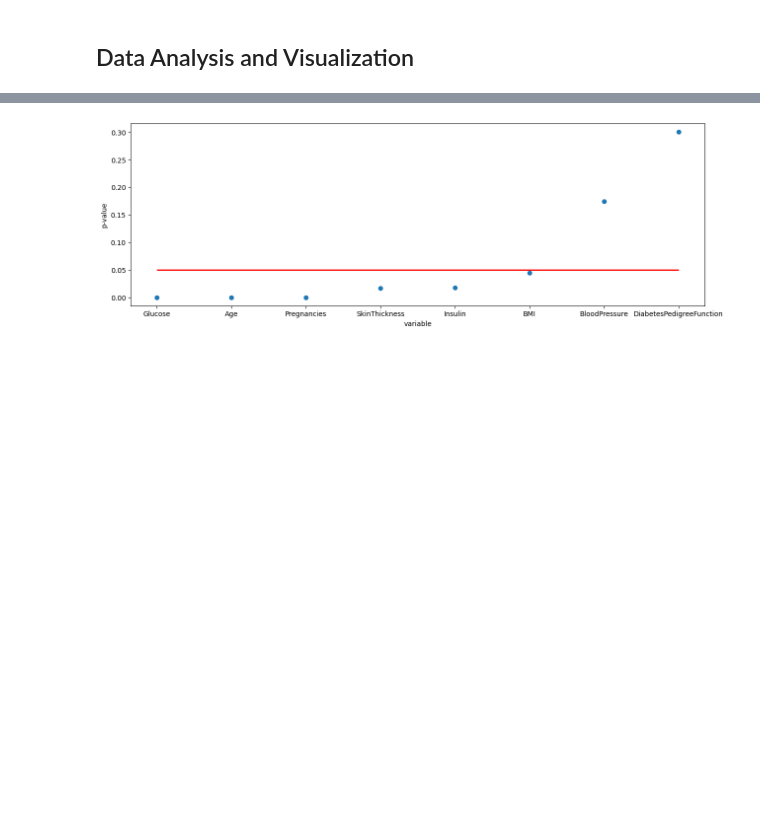
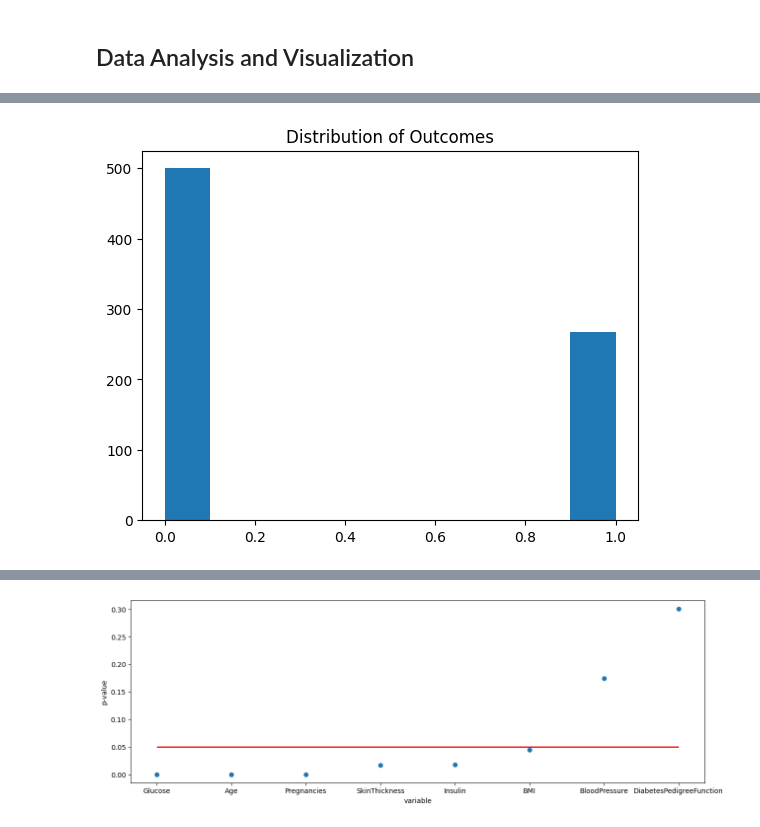
Before and after one commit to grudzinskio/DiabetesPrediction, a Jupyter notebook: FinalNotebook.ipynb, the cells around one changed output, grey strips where cells are left out. Cells and saved outputs as stored; diff of their text form; code cells hidden in the pictures; blank space fills up the shorter version.

Commit message:
added EDA Graphs

```diff
--- a/FinalNotebook.ipynb
+++ b/FinalNotebook.ipynb
@@ -131,0 +151,7 @@ df.head()
+# %%
+outcomes = df["Outcome"]
+plt.hist(outcomes)
+plt.title("Distribution of Outcomes")
+plt.show()
+# %% [output]
+[figure, added]
```
Also changed, not shown: parts of 4 cells of this notebook.
